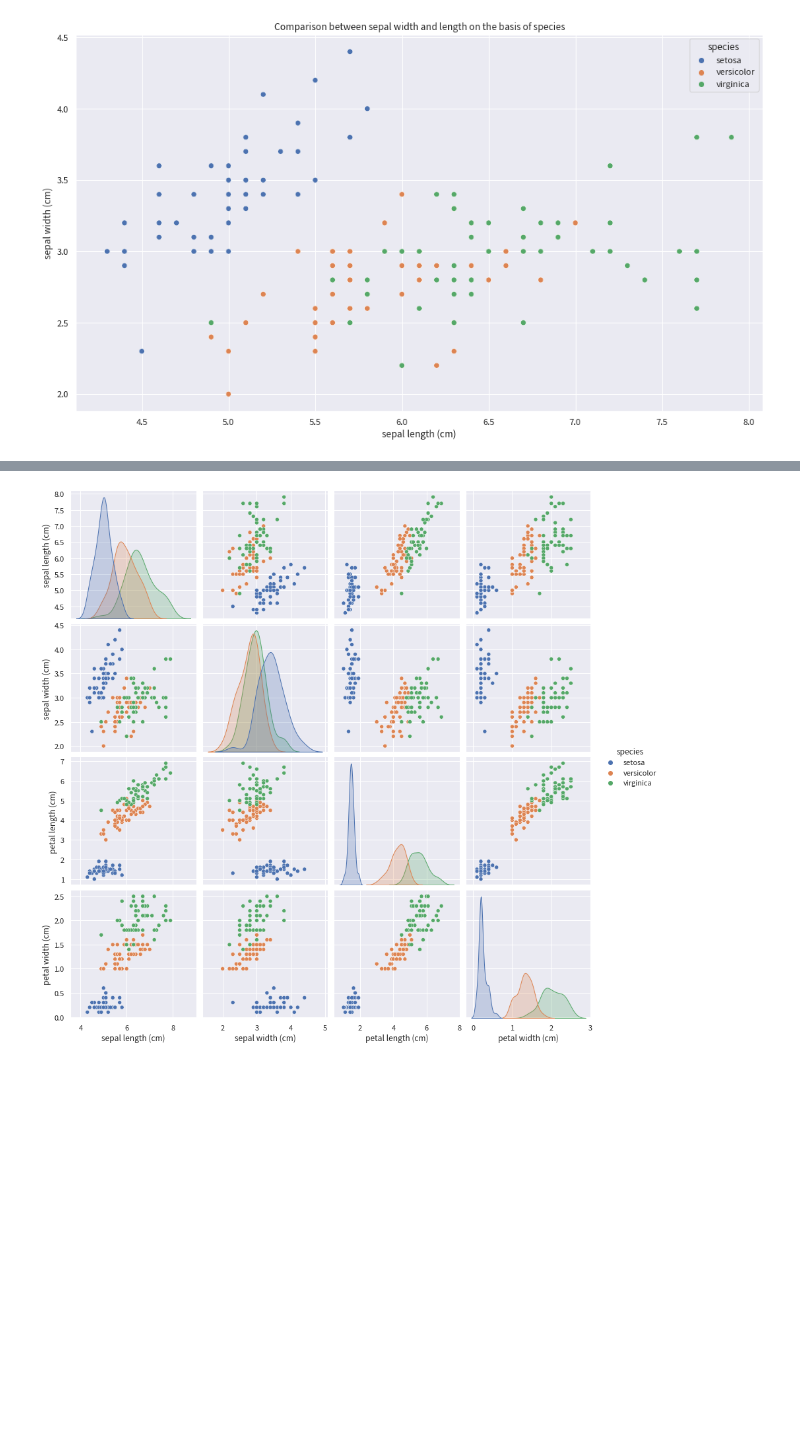
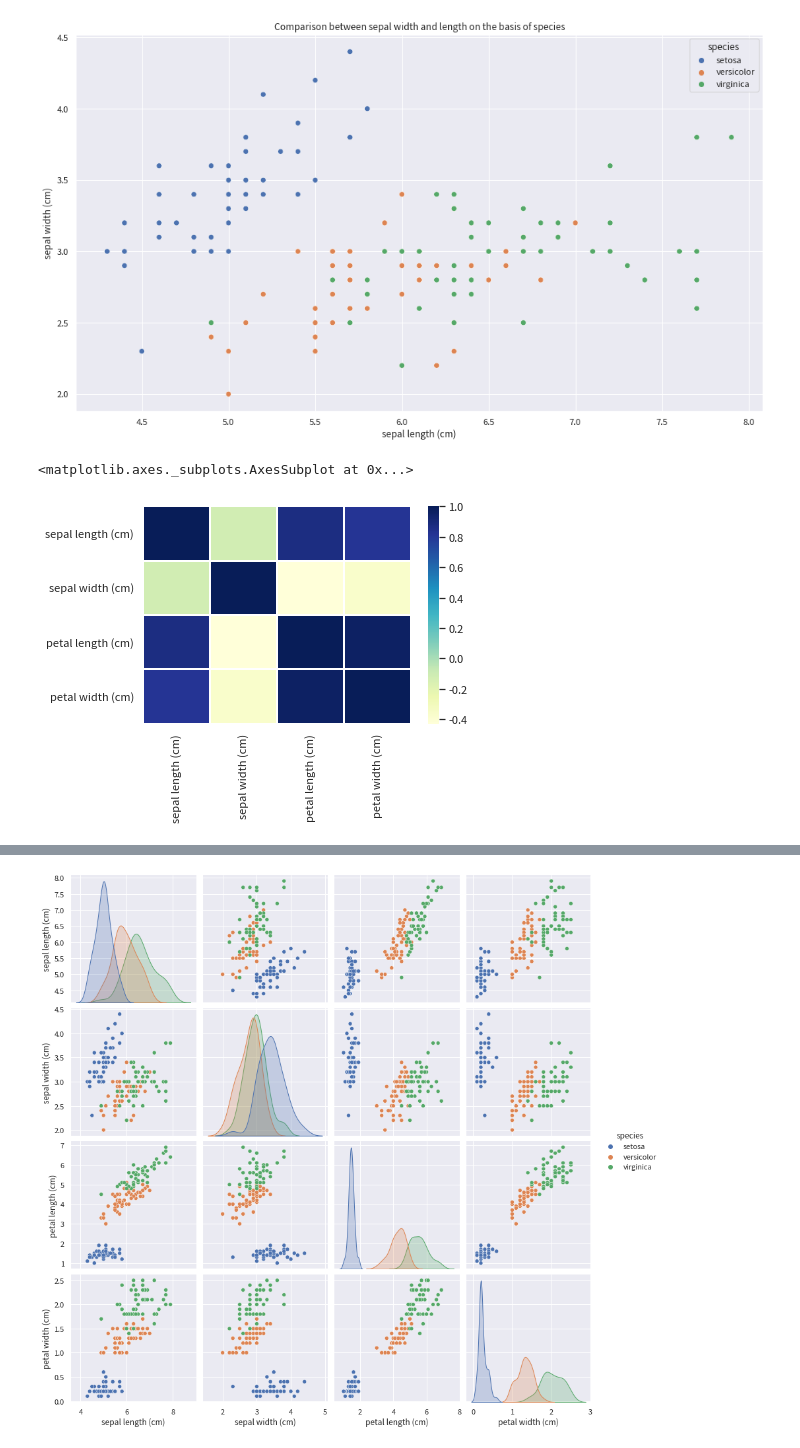
Before and after one commit to jeddyclass/202210.NCUT, a Jupyter notebook: session_03_eda.ipynb, the cells around one changed output, grey strips where cells are left out. Drawn from its saved outputs; the diff is of its cells as text; code cells hidden in the pictures; blank space fills up the shorter version.

```diff
--- a/session_03_eda.ipynb
+++ b/session_03_eda.ipynb
@@ -202,3 +219,8 @@ plt.title('Comparison between sepal width and length on the basis of species')
 sns.scatterplot(iris_df['sepal length (cm)'], iris_df['sepal width (cm)'], hue = iris_df['species'], s= 50);
 # %% [output]
 [figure]
+# %%
+sns.heatmap(iris_df.corr(),cmap="YlGnBu", linecolor='white', linewidths=1)
+# %% [output]
+<matplotlib.axes._subplots.AxesSubplot at 0x...>
+[figure, added]
```
Also changed, not shown: parts of 7 cells of this notebook.
